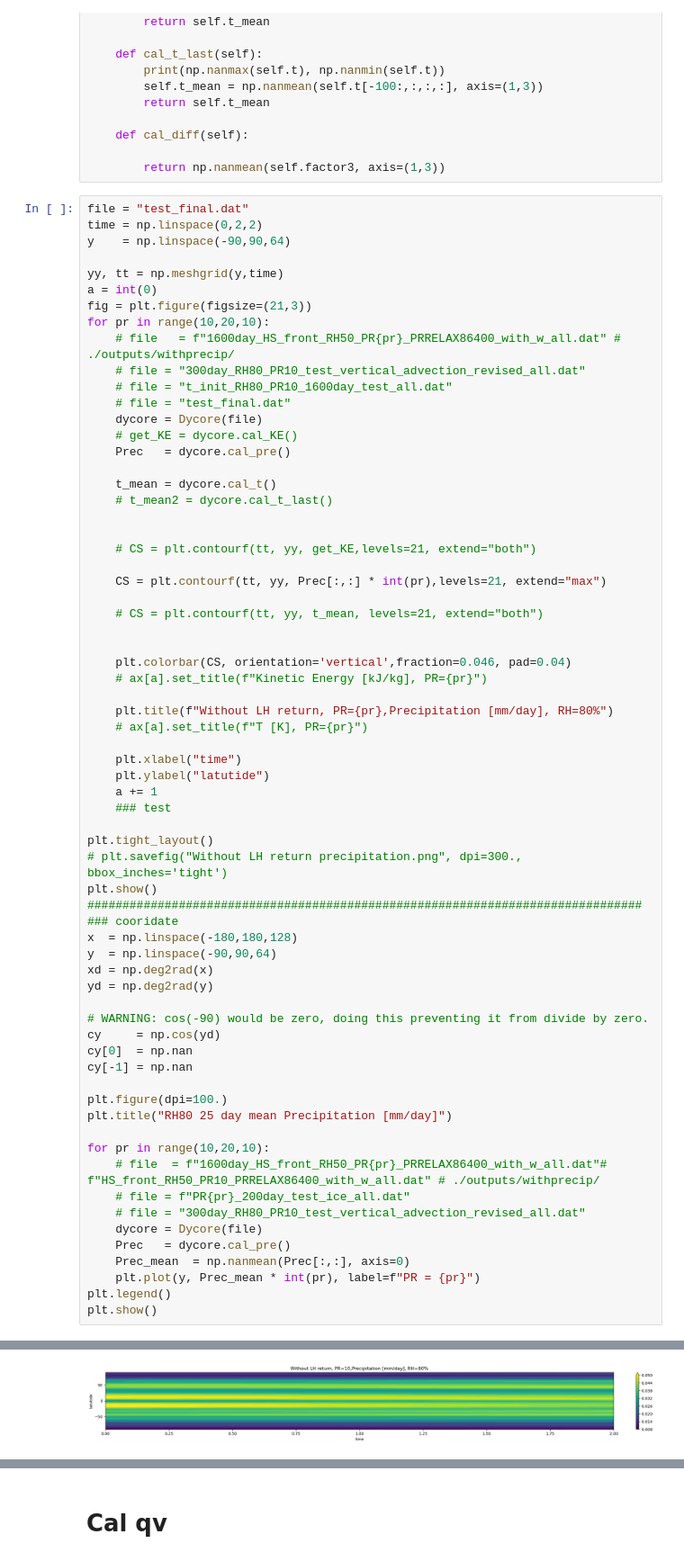
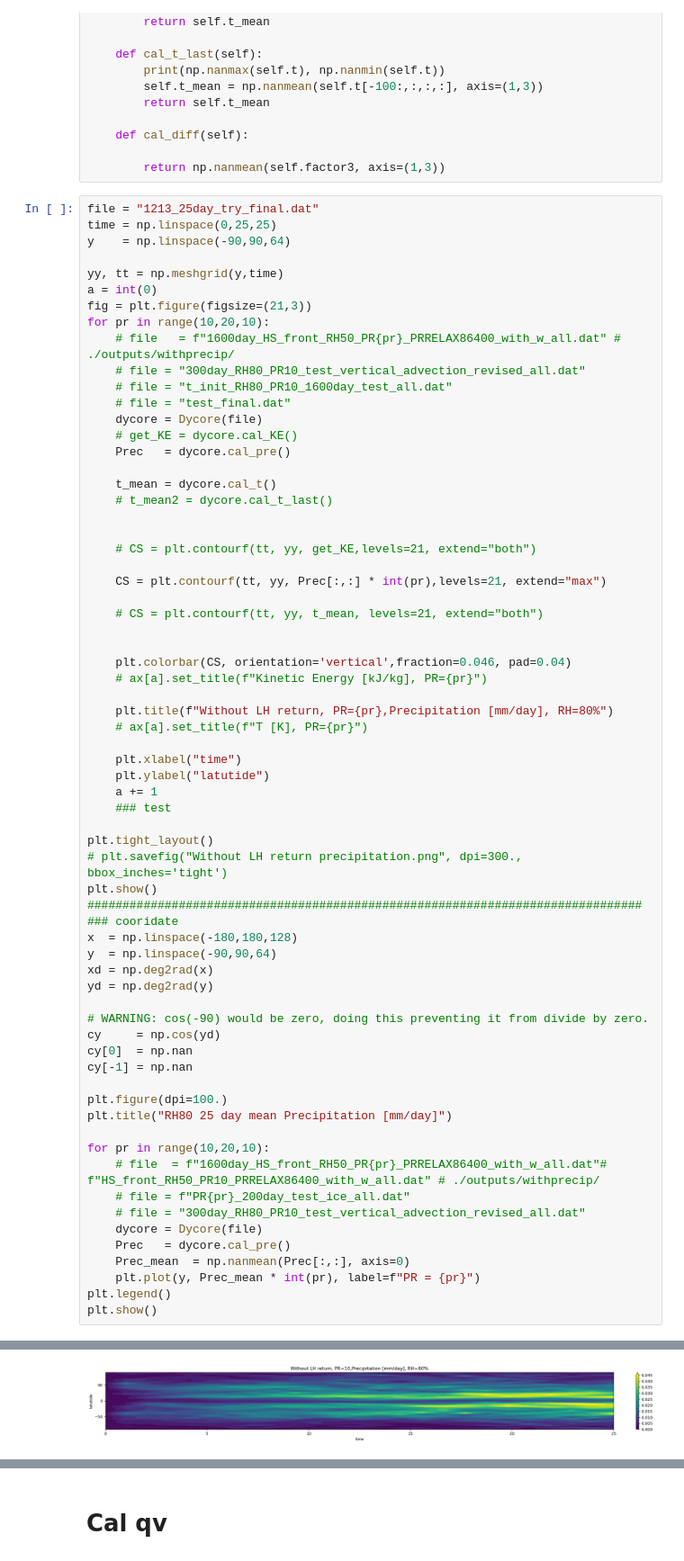
Before and after one commit to PeterChang1023/Dycore_beginner, a Jupyter notebook: dycore/IdealizeSpetral.jl/exp/HSt42/check_spinupday.ipynb, the cells around one changed output, grey strips where cells are left out. Shown at 90% size. Saved outputs shown, nothing was run; the diff lists cells and outputs as text.

```diff
--- a/dycore/IdealizeSpetral.jl/exp/HSt42/check_spinupday.ipynb
+++ b/dycore/IdealizeSpetral.jl/exp/HSt42/check_spinupday.ipynb
@@ -134,8 +134,8 @@ class Dycore:
 
         return np.nanmean(self.factor3, axis=(1,3))
 # %%
-file = "test_final.dat"
-time = np.linspace(0,2,2)
+file = "1213_25day_try_final.dat"
+time = np.linspace(0,25,25)
 y    = np.linspace(-90,90,64)
 
 yy, tt = np.meshgrid(y,time)
@@ -205 +205 @@ plt.show()
-[figure, old version]
+[figure, new version]
```
Also changed, not shown: parts of 11 cells of this notebook, 2 other files.
